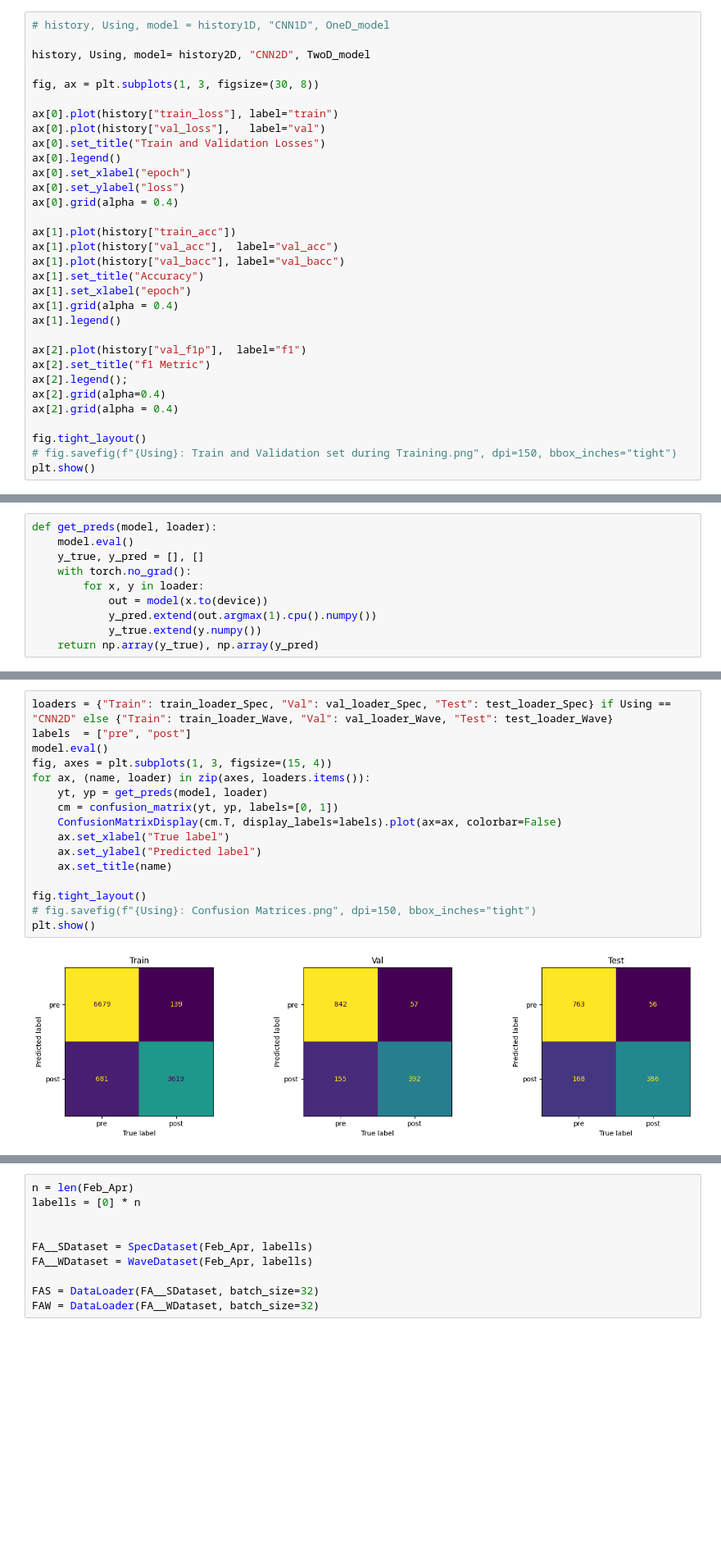
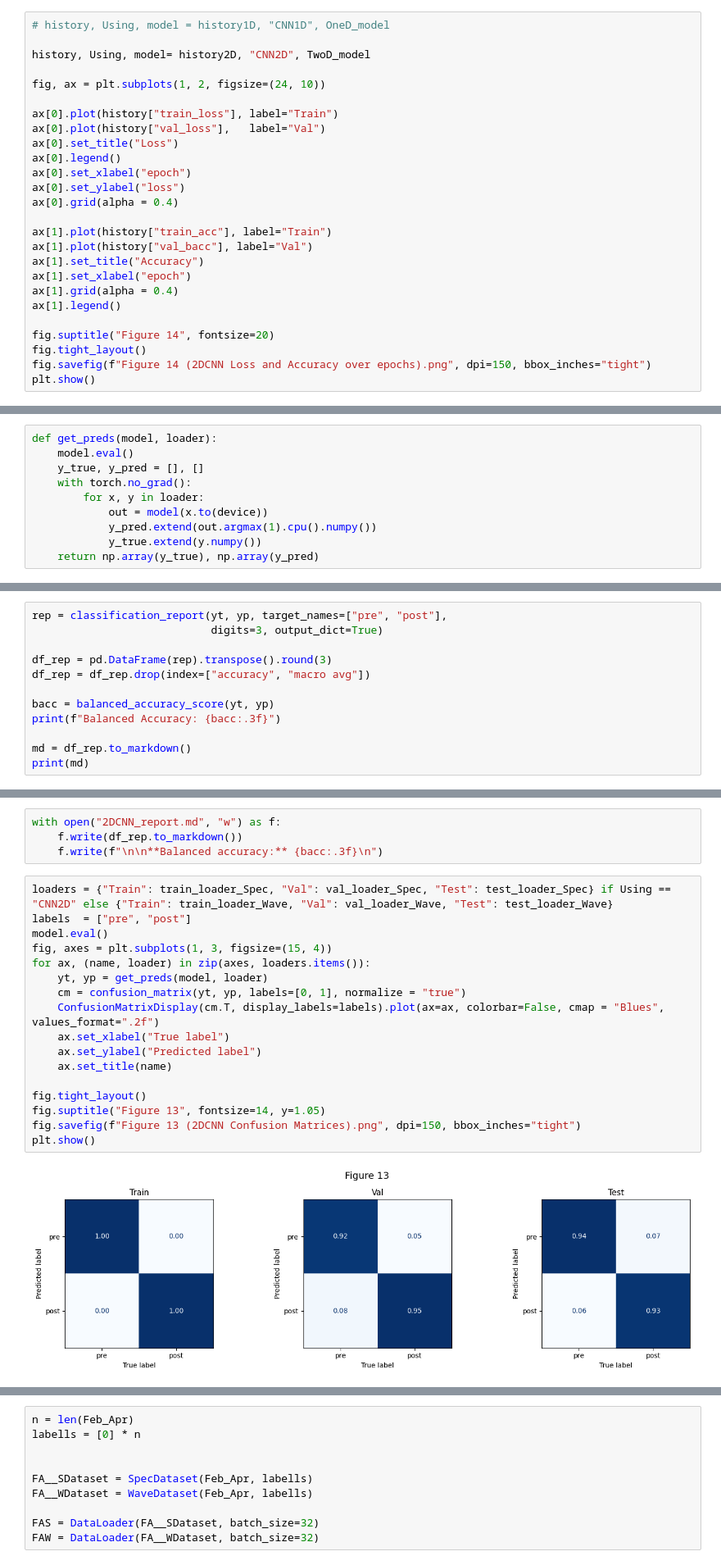
Before and after one commit to Mpinaz/Thesis, a Jupyter notebook: Model.ipynb, the cells around one changed output, grey strips where cells are left out. Shown at 82% size. Saved outputs shown, nothing was run; the diff lists cells and outputs as text; blank space fills up the shorter version.

```diff
--- a/Model.ipynb
+++ b/Model.ipynb
@@ -526,31 +534,25 @@ Best val balanced accuracy: 0.9248
 
 history, Using, model= history2D, "CNN2D", TwoD_model
 
-fig, ax = plt.subplots(1, 3, figsize=(30, 8))
+fig, ax = plt.subplots(1, 2, figsize=(24, 10))
 
-ax[0].plot(history["train_loss"], label="train")
-ax[0].plot(history["val_loss"],   label="val")
-ax[0].set_title("Train and Validation Losses")
+ax[0].plot(history["train_loss"], label="Train")
+ax[0].plot(history["val_loss"],   label="Val")
+ax[0].set_title("Loss")
 ax[0].legend()
 ax[0].set_xlabel("epoch")
 ax[0].set_ylabel("loss")
 ax[0].grid(alpha = 0.4)
 
-ax[1].plot(history["train_acc"])
-ax[1].plot(history["val_acc"],  label="val_acc")
-ax[1].plot(history["val_bacc"], label="val_bacc")
+ax[1].plot(history["train_acc"], label="Train")
+ax[1].plot(history["val_bacc"], label="Val")
 ax[1].set_title("Accuracy")
 ax[1].set_xlabel("epoch")
 ax[1].grid(alpha = 0.4)
 ax[1].legend()
 
-ax[2].plot(history["val_f1p"],  label="f1")
-ax[2].set_title("f1 Metric")
-ax[2].legend();
-ax[2].grid(alpha=0.4)
-ax[2].grid(alpha = 0.4)
-
+fig.suptitle("Figure 14", fontsize=20)
 fig.tight_layout()
-# fig.savefig(f"{Using}: Train and Validation set during Training.png", dpi=150, bbox_inches="tight")
+fig.savefig(f"Figure 14 (2DCNN Loss and Accuracy over epochs).png", dpi=150, bbox_inches="tight")
 plt.show()
 # %% [output]
@@ -583,0 +586,12 @@ weighted avg      0.856     0.837     0.841      1373
+# %%
+rep = classification_report(yt, yp, target_names=["pre", "post"],
+                            digits=3, output_dict=True)
+
+df_rep = pd.DataFrame(rep).transpose().round(3)
+df_rep = df_rep.drop(index=["accuracy", "macro avg"])
+
+bacc = balanced_accuracy_score(yt, yp)
+print(f"Balanced Accuracy: {bacc:.3f}")
+
+md = df_rep.to_markdown()
+print(md)
@@ -584,21 +604,26 @@ weighted avg      0.856     0.837     0.841      1373
+# %%
+with open("2DCNN_report.md", "w") as f:
+    f.write(df_rep.to_markdown())
+    f.write(f"\n\n**Balanced accuracy:** {bacc:.3f}\n")
 # %%
 loaders = {"Train": train_loader_Spec, "Val": val_loader_Spec, "Test": test_loader_Spec} if Using == "CNN2D" else {"Train": train_loader_Wave, "Val": val_loader_Wave, "Test": test_loader_Wave}
 labels  = ["pre", "post"]
 model.eval()
 fig, axes = plt.subplots(1, 3, figsize=(15, 4))
 for ax, (name, loader) in zip(axes, loaders.items()):
     yt, yp = get_preds(model, loader)
-    cm = confusion_matrix(yt, yp, labels=[0, 1])
-    ConfusionMatrixDisplay(cm.T, display_labels=labels).plot(ax=ax, colorbar=False)
+    cm = confusion_matrix(yt, yp, labels=[0, 1], normalize = "true")
+    ConfusionMatrixDisplay(cm.T, display_labels=labels).plot(ax=ax, colorbar=False, cmap = "Blues", values_format=".2f")
     ax.set_xlabel("True label")
     ax.set_ylabel("Predicted label")
     ax.set_title(name)
 
 fig.tight_layout()
-# fig.savefig(f"{Using}: Confusion Matrices.png", dpi=150, bbox_inches="tight")
+fig.suptitle("Figure 13", fontsize=14, y=1.05)
+fig.savefig(f"Figure 13 (2DCNN Confusion Matrices).png", dpi=150, bbox_inches="tight")
 plt.show()
 # %% [output]
-[figure, old version]
+[figure, new version]
 # %%
 mis_idx = np.where(yt != yp)[0]
 test_events = test_ds_W.events if Using == "CNN1D" else test_ds_S.events
```
Also changed, not shown: parts of 13 cells of this notebook.
